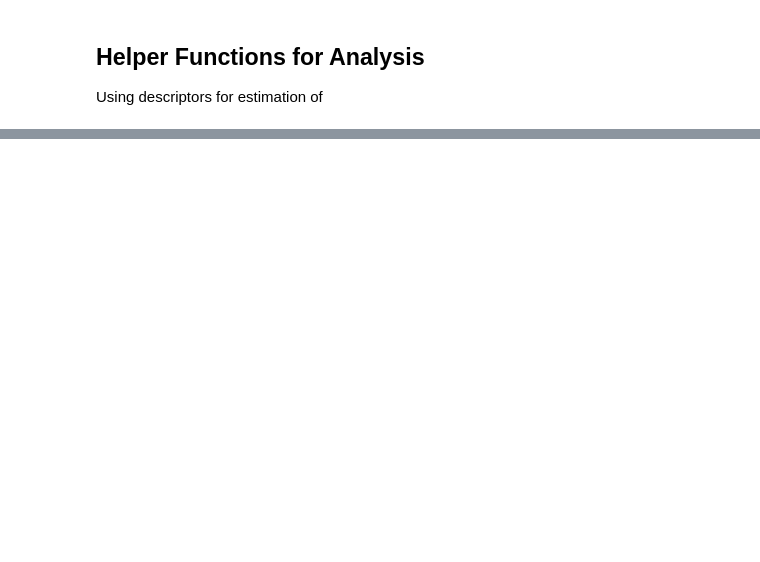
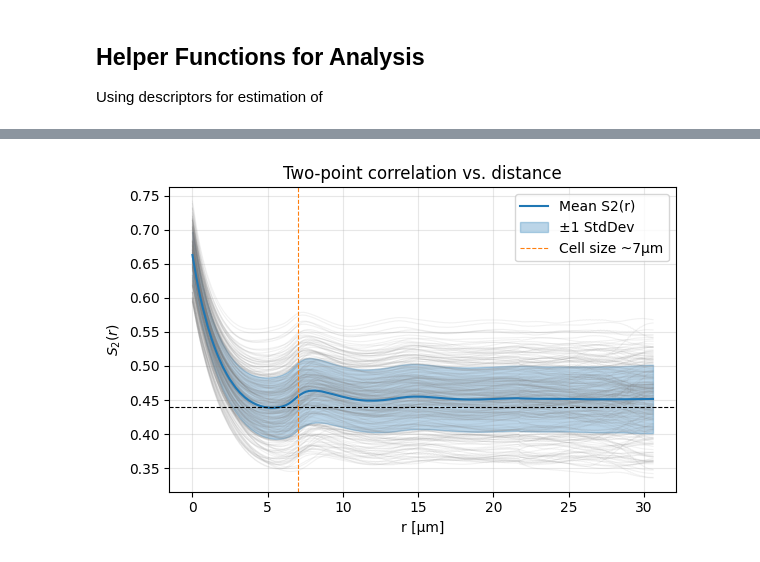
Before and after one commit to choROPeNt/segment-anything-2, a Jupyter notebook: notebooks/roving_analysis.ipynb, the cells around one changed output, grey strips where cells are left out. Cells and saved outputs as stored; diff of their text form; code cells hidden in the pictures; blank space fills up the shorter version.

```diff
--- a/notebooks/roving_analysis.ipynb
+++ b/notebooks/roving_analysis.ipynb
@@ -402,0 +610,44 @@ for i in range(4):
+# %%
+fig, ax = plt.subplots(figsize=(6,4))
+dict = {}
+for S2r in S2r_list[-1:]:
+
+    s2r_mean = S2r.mean(axis=0)
+    s2r_std = S2r.std(axis=0)
+    phi_mean = S2r.mean(axis=0)[1]
+    r = np.arange(len(s2r_mean[1:]))*0.085
+    dict["r"] = r
+    for i , s2r in enumerate(S2r):
+        ax.plot(r,s2r[1:], color="tab:gray", alpha=0.1, lw=0.8)
+        dict[f"S2r_{i}"] = s2r[1:]
+
+
+    ax.plot(r,s2r_mean[1:], label="Mean S2(r)", color="tab:blue")
+    ax.fill_between(
+        r,
+        s2r_mean[1:] - s2r_std[1:],
+        s2r_mean[1:] + s2r_std[1:],
+        color="tab:blue",
+        alpha=0.3,
+        label="±1 StdDev"
+    )
+    ax.axhline(phi_mean**2, color="k", ls="--", lw=0.8)
+    ax.axvline(7.0, color="tab:orange", ls="--", lw=0.8, label="Cell size ~7µm")
+
+    pd.DataFrame({"r_um":r,
+                  "r_Px":np.arange(len(s2r_mean[1:])),
+                  "S2r":s2r_mean[1:],
+                  "S2r_std":s2r_std[1:]
+                  }
+                  ).to_csv("160_00_01_50x_512_S2r_stats.csv",index=False)
+    pd.DataFrame(dict).to_csv("160_00_01_50x_512_S2r.csv",index=False)
+
+ax.set_xlabel("r [µm]")
+ax.set_ylabel(r"$S_2(r)$")
+ax.set_title("Two-point correlation vs. distance")
+ax.legend()
+ax.grid(True, alpha=0.3)
+plt.tight_layout()
+plt.show()
+# %% [output]
+[figure, added]
```
Also changed, not shown: parts of 12 cells of this notebook, 2 other files.
